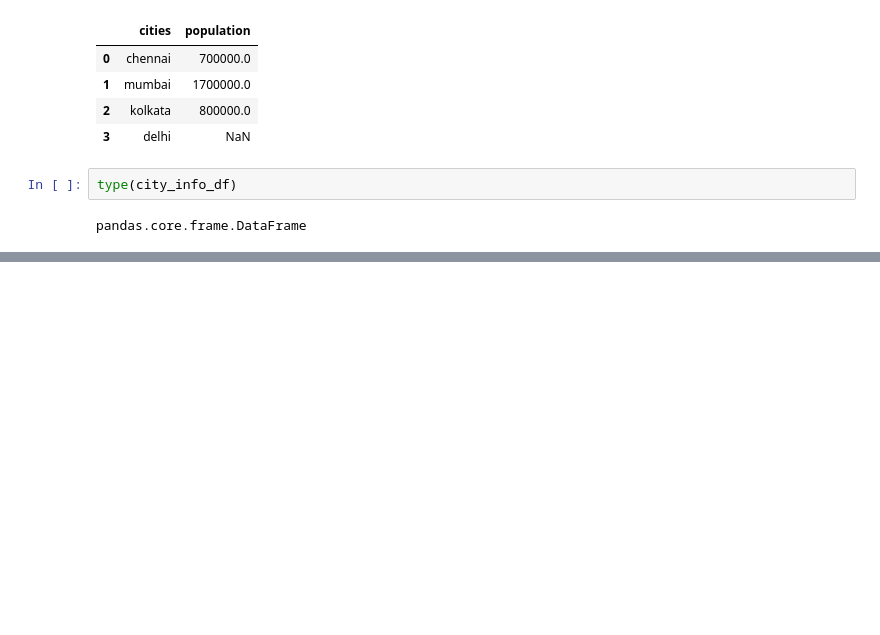
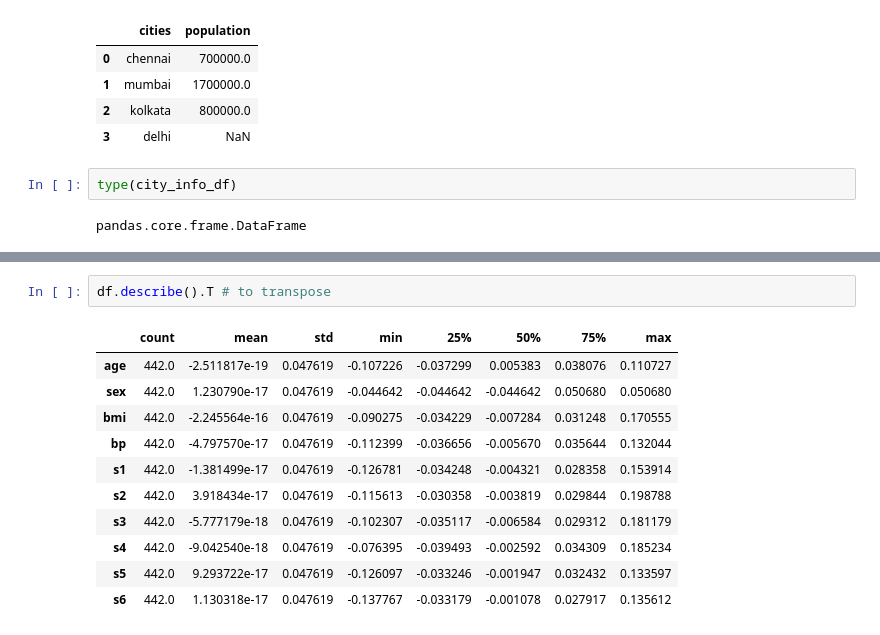
Before and after one commit to arjunpvm/mlp, a Jupyter notebook: week1/introduction_to_pandas.ipynb, the cells around one changed output, grey strips where cells are left out. Cells and saved outputs as stored; diff of their text form; blank space fills up the shorter version.

```diff
--- a/week1/introduction_to_pandas.ipynb
+++ b/week1/introduction_to_pandas.ipynb
@@ -79,0 +214,14 @@ pandas.core.frame.DataFrame
+# %%
+df.describe().T # to transpose
+# %% [output]
+|  | count | mean | std | min | 25% | 50% | 75% | max |
+| age | 442.0 | -2.511817e-19 | 0.047619 | -0.107226 | -0.037299 | 0.005383 | 0.038076 | 0.110727 |
+| sex | 442.0 | 1.230790e-17 | 0.047619 | -0.044642 | -0.044642 | -0.044642 | 0.050680 | 0.050680 |
+| bmi | 442.0 | -2.245564e-16 | 0.047619 | -0.090275 | -0.034229 | -0.007284 | 0.031248 | 0.170555 |
+| bp | 442.0 | -4.797570e-17 | 0.047619 | -0.112399 | -0.036656 | -0.005670 | 0.035644 | 0.132044 |
+| s1 | 442.0 | -1.381499e-17 | 0.047619 | -0.126781 | -0.034248 | -0.004321 | 0.028358 | 0.153914 |
+| s2 | 442.0 | 3.918434e-17 | 0.047619 | -0.115613 | -0.030358 | -0.003819 | 0.029844 | 0.198788 |
+| s3 | 442.0 | -5.777179e-18 | 0.047619 | -0.102307 | -0.035117 | -0.006584 | 0.029312 | 0.181179 |
+| s4 | 442.0 | -9.042540e-18 | 0.047619 | -0.076395 | -0.039493 | -0.002592 | 0.034309 | 0.185234 |
+| s5 | 442.0 | 9.293722e-17 | 0.047619 | -0.126097 | -0.033246 | -0.001947 | 0.032432 | 0.133597 |
+| s6 | 442.0 | 1.130318e-17 | 0.047619 | -0.137767 | -0.033179 | -0.001078 | 0.027917 | 0.135612 |
```
Also changed, not shown: parts of 18 cells of this notebook.
